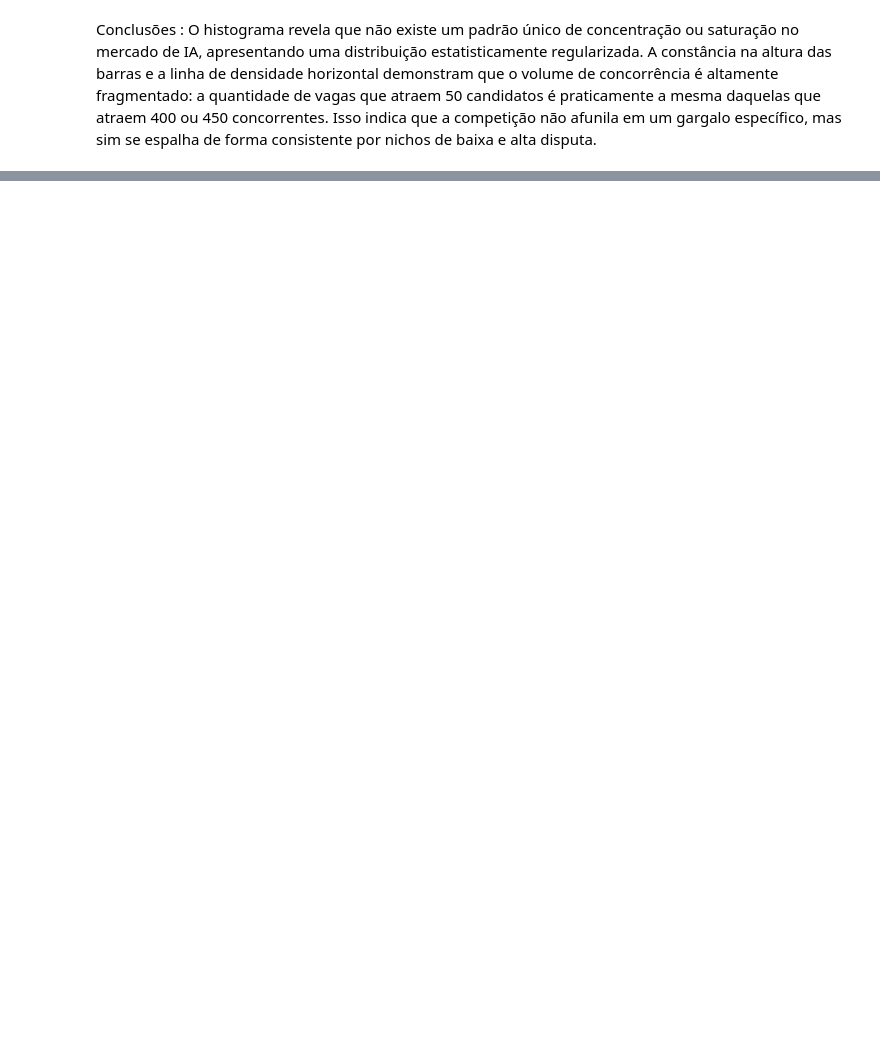
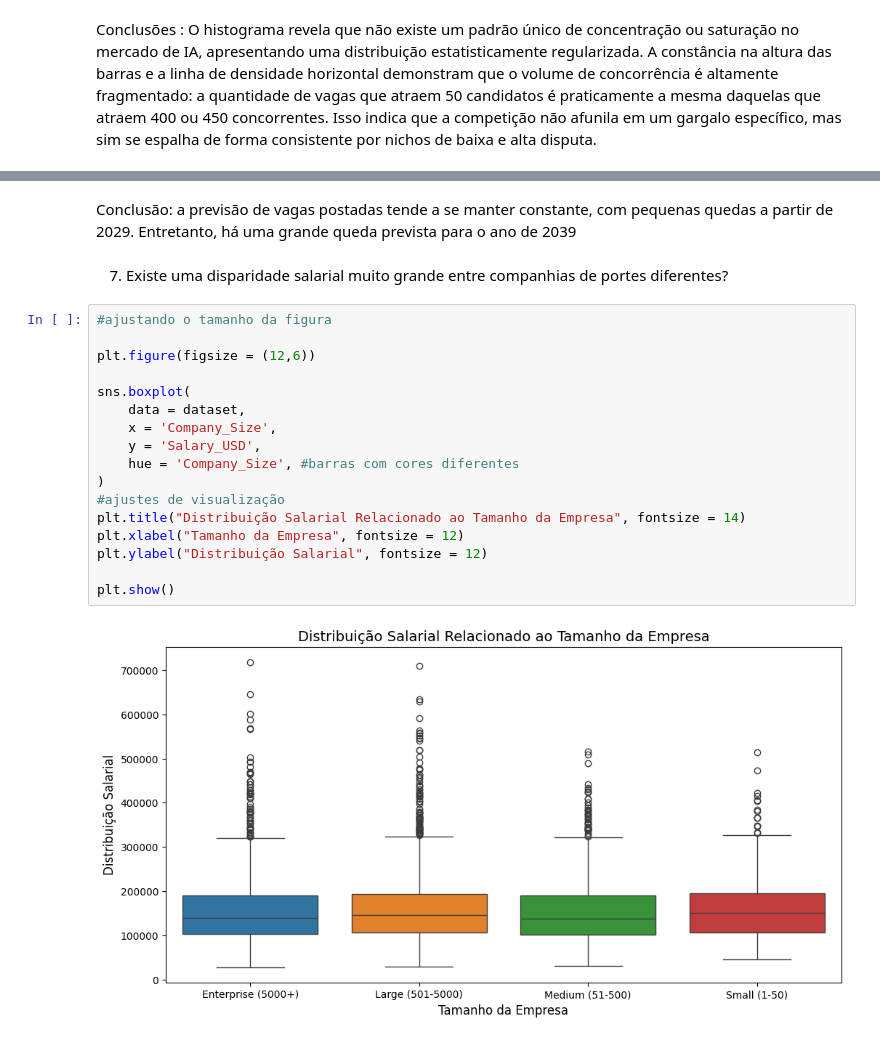
Before and after one commit to GabrielFaria1509/C11, a Jupyter notebook: Atividades/Projeto1.ipynb, the cells around one changed output, grey strips where cells are left out. Drawn from its saved outputs; the diff is of its cells as text; blank space fills up the shorter version.

```diff
--- a/Atividades/Projeto1.ipynb
+++ b/Atividades/Projeto1.ipynb
@@ -162,0 +284,23 @@ O histograma revela que não existe um padrão único de concentração ou satur
+# %% [markdown]
+Conclusão: a previsão de vagas postadas tende a se manter constante, com pequenas quedas a partir de 2029. Entretanto, há uma grande queda prevista para o ano de 2039
+# %% [markdown]
+7)  Existe uma disparidade salarial muito grande entre companhias de portes diferentes?
+# %%
+#ajustando o tamanho da figura
+
+plt.figure(figsize = (12,6))
+
+sns.boxplot(
+    data = dataset,
+    x = 'Company_Size',
+    y = 'Salary_USD',
+    hue = 'Company_Size', #barras com cores diferentes
+)
+#ajustes de visualização
+plt.title("Distribuição Salarial Relacionado ao Tamanho da Empresa", fontsize = 14)
+plt.xlabel("Tamanho da Empresa", fontsize = 12)
+plt.ylabel("Distribuição Salarial", fontsize = 12)
+
+plt.show()
+# %% [output]
+[figure, added]
```
Also changed, not shown: parts of 13 cells of this notebook.
